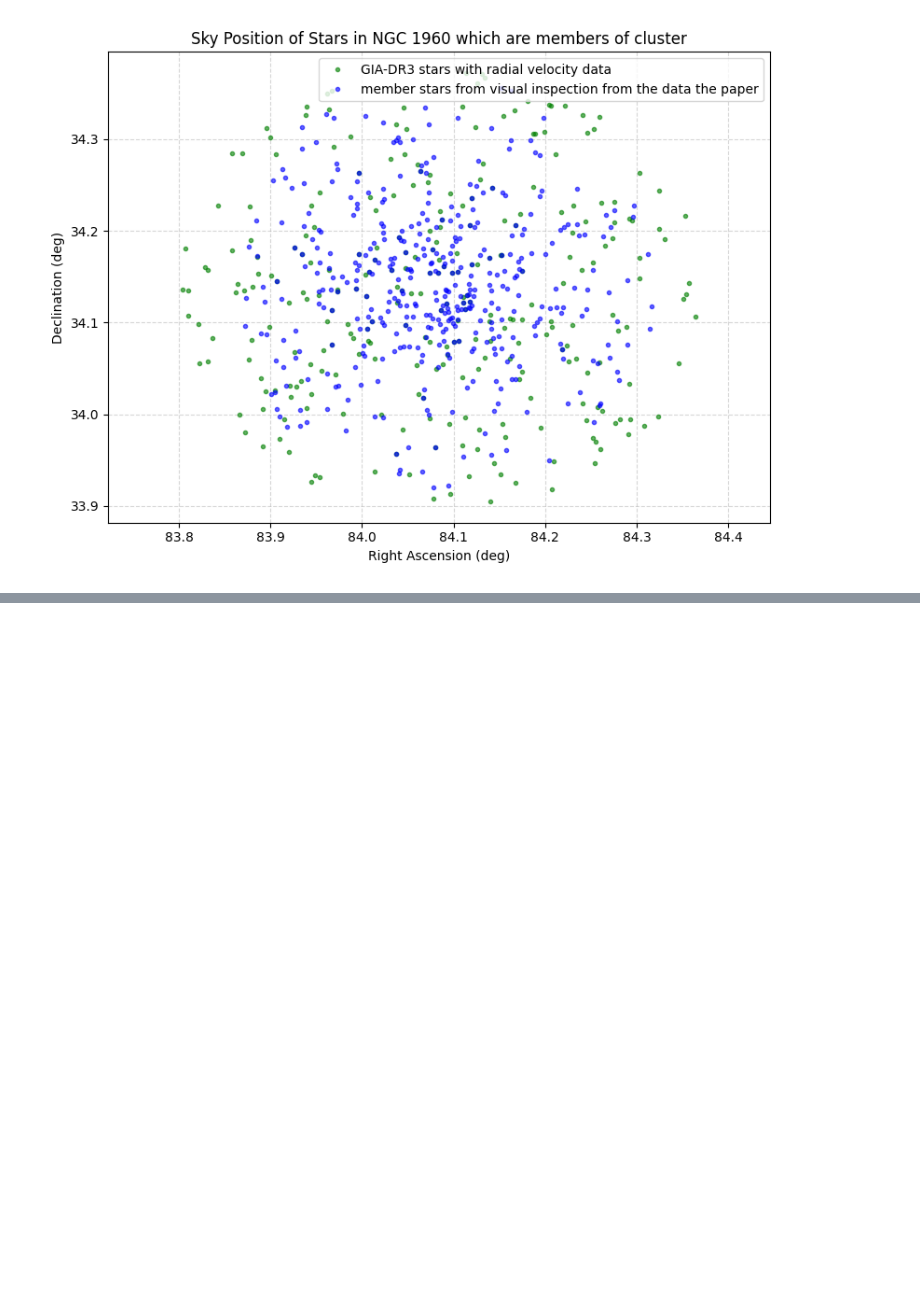
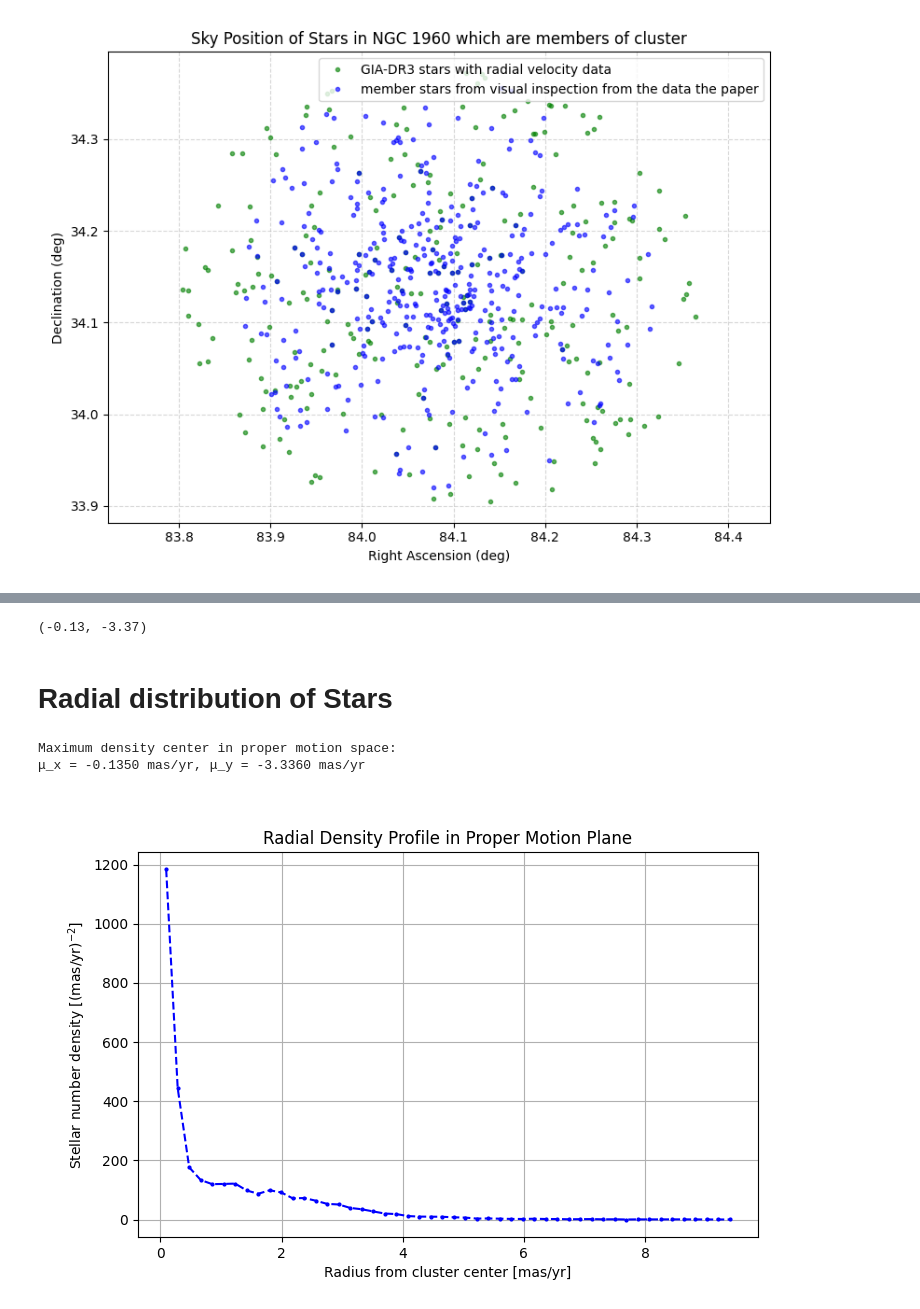
Before and after one commit to pranavkalsi/My-Projects, a Jupyter notebook: NGC_1960.ipynb, the cells around one changed output, grey strips where cells are left out. Saved outputs shown, nothing was run; the diff lists cells and outputs as text; code cells hidden in the pictures; blank space fills up the shorter version.

```diff
--- a/NGC_1960.ipynb
+++ b/NGC_1960.ipynb
@@ -322,0 +451,45 @@ plt.show()
+# %%
+print((-0.13, -3.37))
+# %% [output]
+(-0.13, -3.37)
+# %% [markdown]
+# Radial distribution of Stars
+# %%
+mu_center=member_stars(NGC_1960_data.mu_x,NGC_1960_data.mu_y,radius=0.2,plot_stars=False)
+# %% [output]
+Maximum density center in proper motion space:
+μ_x = -0.1350 mas/yr, μ_y = -3.3360 mas/yr
+# %%
+mu_x=NGC_1960_data.mu_x
+mu_y=NGC_1960_data.mu_y
+# %%
+# Assuming you already have:
+# - mu_x, mu_y as arrays of proper motion components
+# - mu_center = [mu_x0, mu_y0] from the previous step
+
+# 1. Compute radial distances from cluster center in proper motion space
+r = np.sqrt((mu_x - mu_center[0])**2 + (mu_y - mu_center[1])**2)
+
+# 2. Define radial bins (e.g., 30 bins up to max radius)
+r_max = np.percentile(r, 95)  # limit outliers
+n_bins = 50
+r_bins = np.linspace(0, r_max, n_bins + 1)
+r_mid = 0.5 * (r_bins[:-1] + r_bins[1:])
+
+# 3. Count stars in each annulus
+counts, _ = np.histogram(r, bins=r_bins)
+
+# 4. Compute area of each annulus (π*(r_outer² - r_inner²))
+area = np.pi * (r_bins[1:]**2 - r_bins[:-1]**2)
+density = counts / area  # stars per (mas/yr)^2
+
+# 5. Plot the radial density profile
+plt.figure(figsize=(8, 5))
+plt.plot(r_mid, density, 'o--',markersize=2, color='blue')
+plt.xlabel('Radius from cluster center [mas/yr]')
+plt.ylabel('Stellar number density [(mas/yr)$^{-2}$]')
+plt.title('Radial Density Profile in Proper Motion Plane')
+plt.grid(True)
+plt.show()
+# %% [output]
+[figure, added]
```
Also changed, not shown: parts of 14 cells of this notebook, 2 other files.
